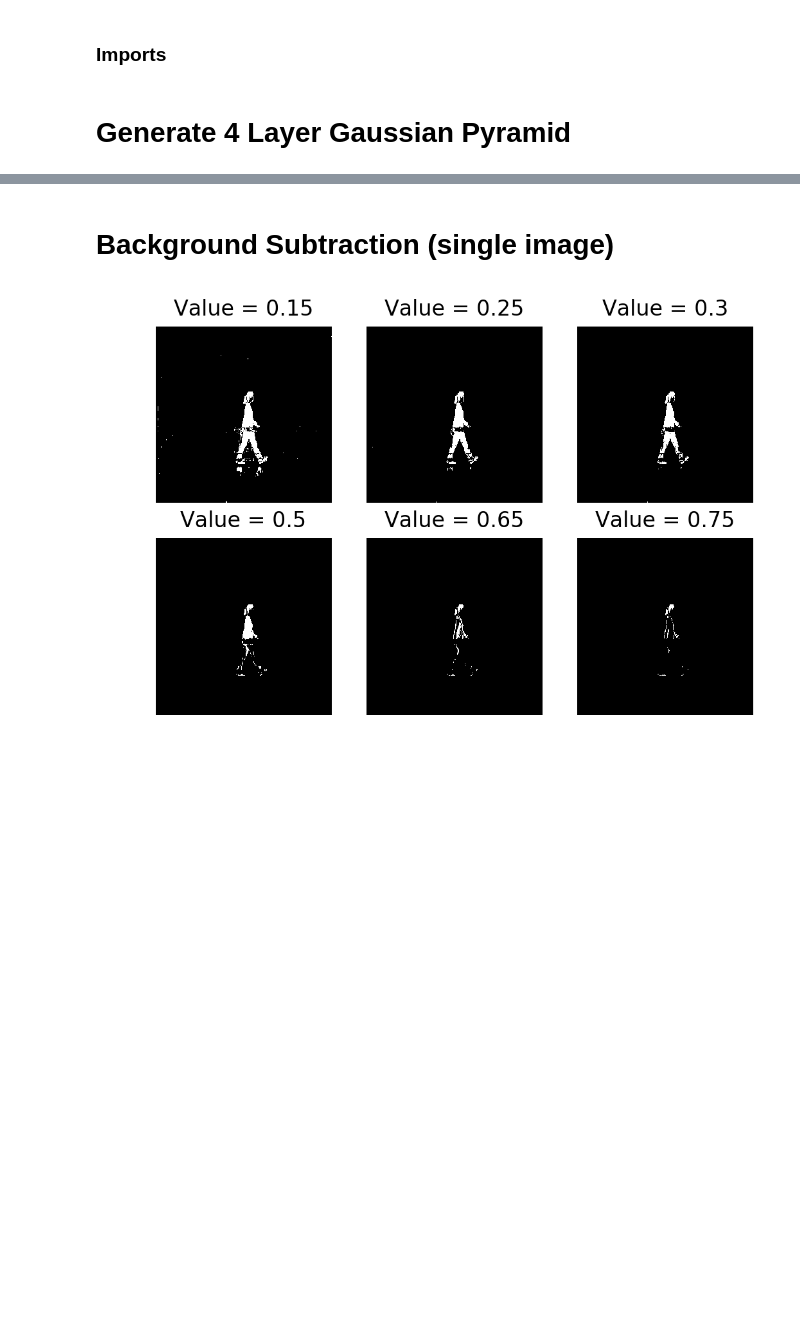
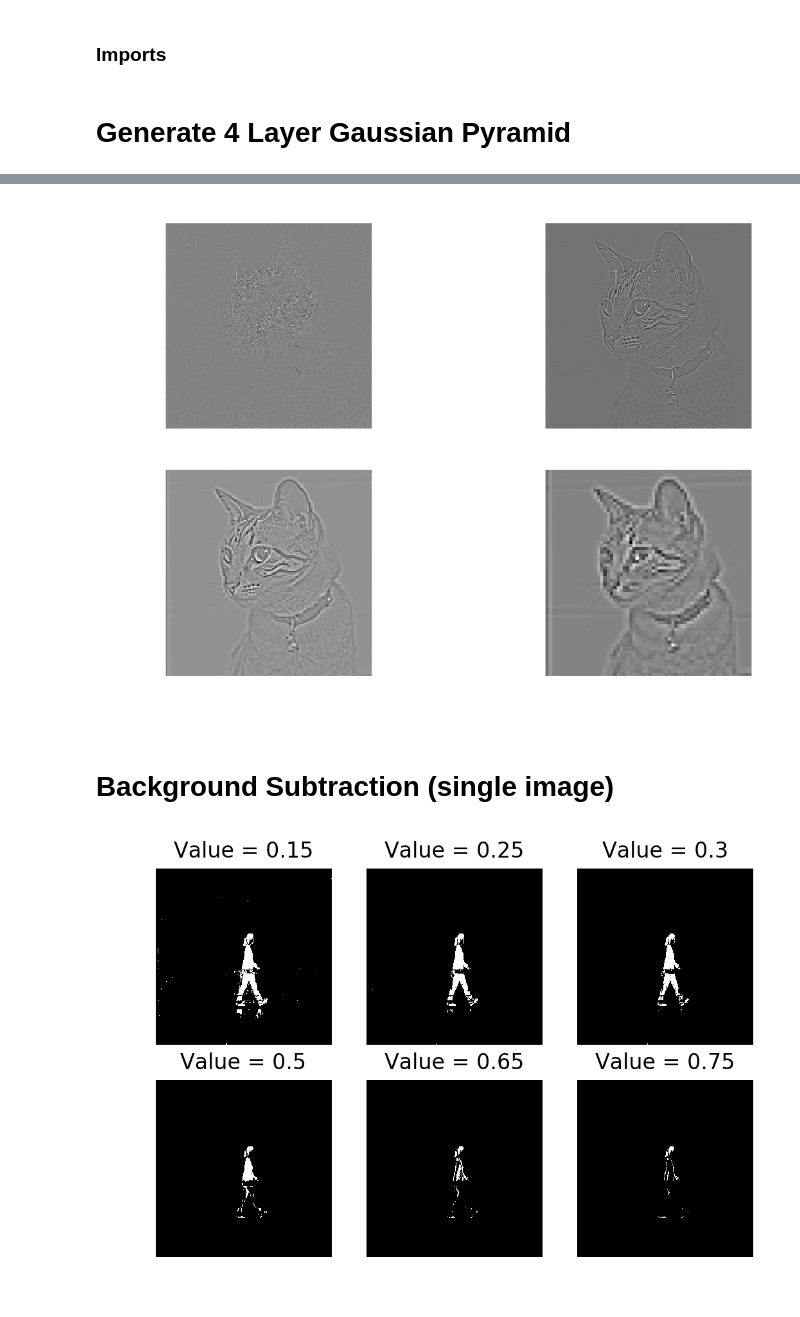
Before and after one commit to TheAnig/computer-vision, a Jupyter notebook: hw3/hw3-soln.ipynb, the cells around one changed output, grey strips where cells are left out. Cells and saved outputs as stored; diff of their text form; code cells hidden in the pictures; blank space fills up the shorter version.

```diff
--- a/hw3/hw3-soln.ipynb
+++ b/hw3/hw3-soln.ipynb
@@ -41,0 +162,29 @@ len(pyramid)
+# %%
+def laplacian_pyramid(image, max_layer=-1, downscale=2):
+    # cast to float for consistent data type in pyramid
+    image = img_as_float(image)
+
+    sigma = 0.5
+
+    current_shape = image.shape
+
+    smoothed_image = smooth(image, sigma)
+
+    # Generate the first layer
+    yield image - smoothed_image
+
+    # build downsampled images until max_layer is reached or downscale process
+    # does not change image size
+    if max_layer == -1:
+        max_layer = int(np.ceil(math.log(np.max(current_shape), downscale)))
+
+    for layer in range(max_layer):
+
+        out_shape = tuple(
+            [math.ceil(d / float(downscale)) for d in current_shape])
+
+        resized_image = resize(smoothed_image, out_shape)
+        smoothed_image = smooth(resized_image, sigma)
+        current_shape = np.asarray(resized_image.shape)
+
+        yield resized_image - smoothed_image
@@ -42,3 +201,13 @@ len(pyramid)
+# %%
+pyramid2 = tuple(laplacian_pyramid(gray_mitts, max_layer=3))
+
+fig, axarr = plt.subplots(2, 2, dpi=200)
+
+for i in range(4):
+    axarr[i//2, i%2].axis('off')
+    axarr[i//2, i%2].imshow(pyramid2[i], cmap='gray')
+# %% [output]
+[figure, added]
 # %% [markdown]
 # Background Subtraction (single image)
 # %%
```
Also changed, not shown: parts of 18 cells of this notebook, 15 other files.
